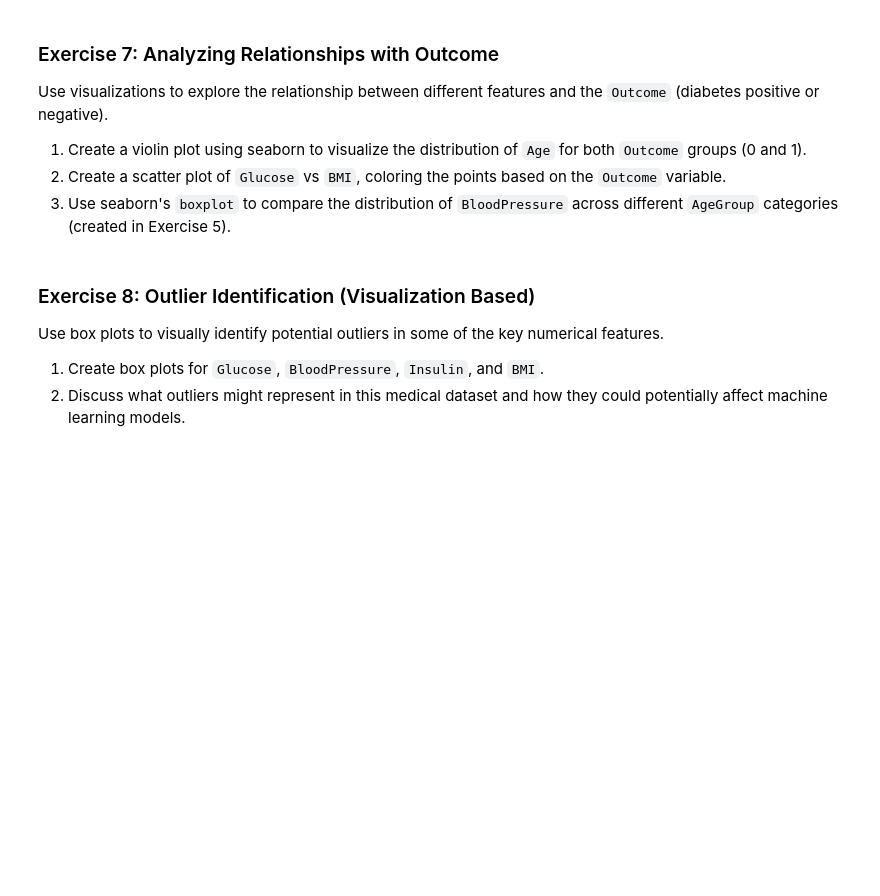
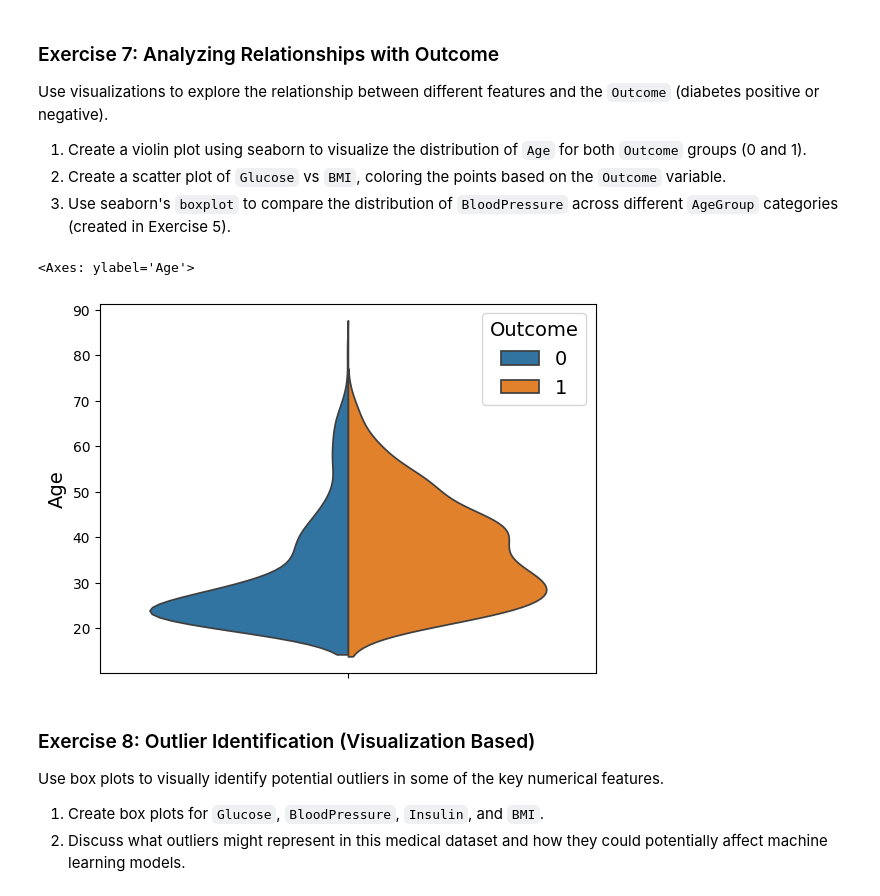
Before and after one commit to fredsimoes78/ml-intro-course-spring2025, a Jupyter notebook: sessions/session_2/eda_exercise_diabetes.ipynb, the cells around one changed output. Cells and saved outputs as stored; diff of their text form; code cells hidden in the pictures; blank space fills up the shorter version.

```diff
--- a/sessions/session_2/eda_exercise_diabetes.ipynb
+++ b/sessions/session_2/eda_exercise_diabetes.ipynb
@@ -456,6 +527,12 @@ Use visualizations to explore the relationship between different features and th
 3. Use seaborn's `boxplot` to compare the distribution of `BloodPressure` across different `AgeGroup` categories (created in Exercise 5).
 # %%
 # Your code for Exercise 7.1
+
+import seaborn as sns
+sns.violinplot(y = 'Age', hue='Outcome', data=diabetes_pp3, split=True, inner=None)
+# %% [output]
+<Axes: ylabel='Age'>
+[figure, added]
 # %%
 # Your code for Exercise 7.2
 # %%
```
Also changed, not shown: parts of 10 cells of this notebook, 1 other file.
